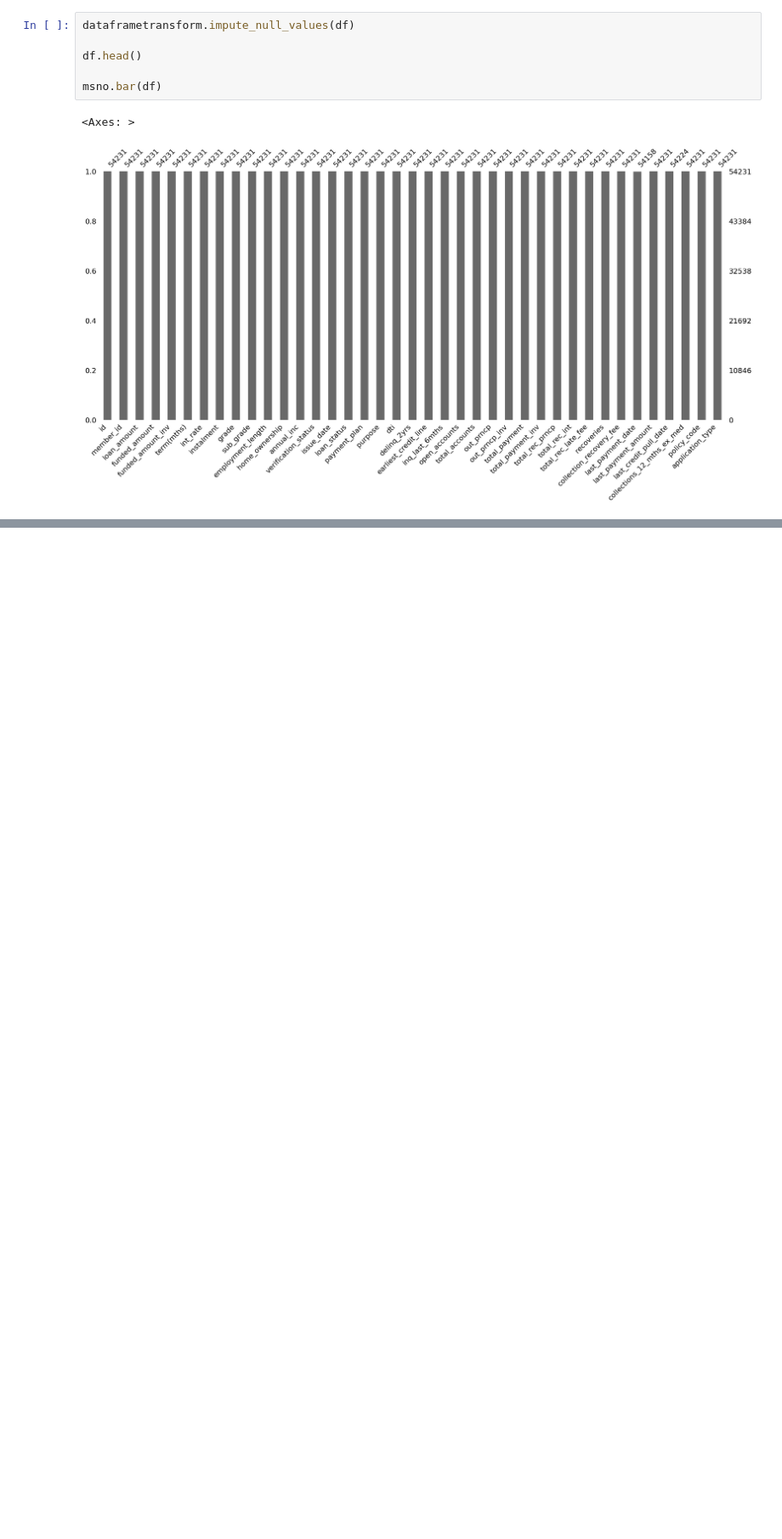
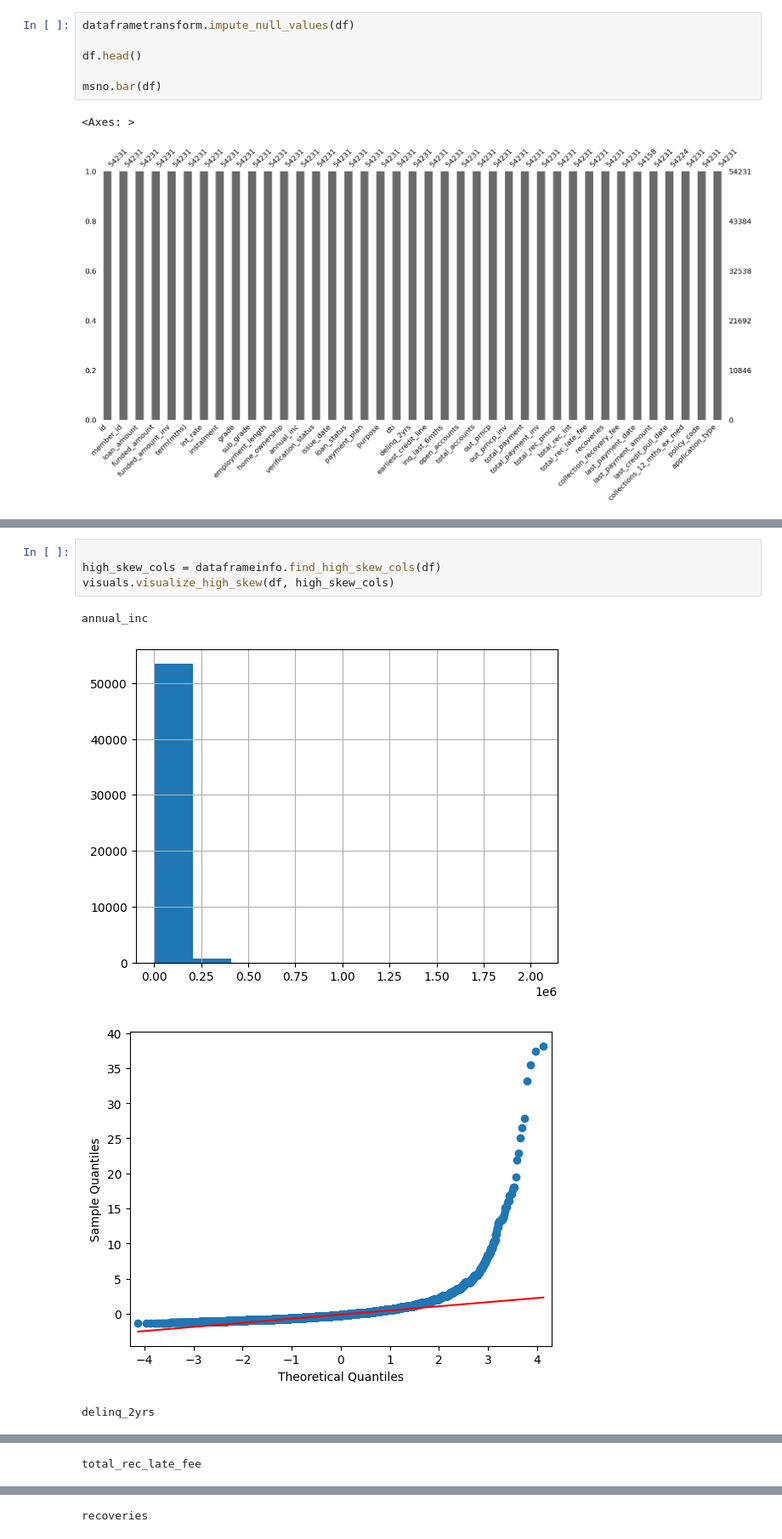
Before and after one commit to balany1/exploratory-data-analysis---customer-loans-in-finance152, a Jupyter notebook: eda.ipynb, the cells around one changed output, grey strips where cells are left out. Shown at 85% size. Saved outputs shown, nothing was run; the diff lists cells and outputs as text; blank space fills up the shorter version.

```diff
--- a/eda.ipynb
+++ b/eda.ipynb
@@ -238,0 +280,9 @@ msno.bar(df)
+# %%
+
+high_skew_cols = dataframeinfo.find_high_skew_cols(df)
+visuals.visualize_high_skew(df, high_skew_cols)
+# %% [output]
+annual_inc
+[figure, added]
+[figure, added]
+delinq_2yrs
@@ -238,0 +291 @@ msno.bar(df)
+total_rec_late_fee
@@ -238,0 +294 @@ msno.bar(df)
+recoveries
```
Also changed, not shown: parts of 18 cells of this notebook, 7 other files.
